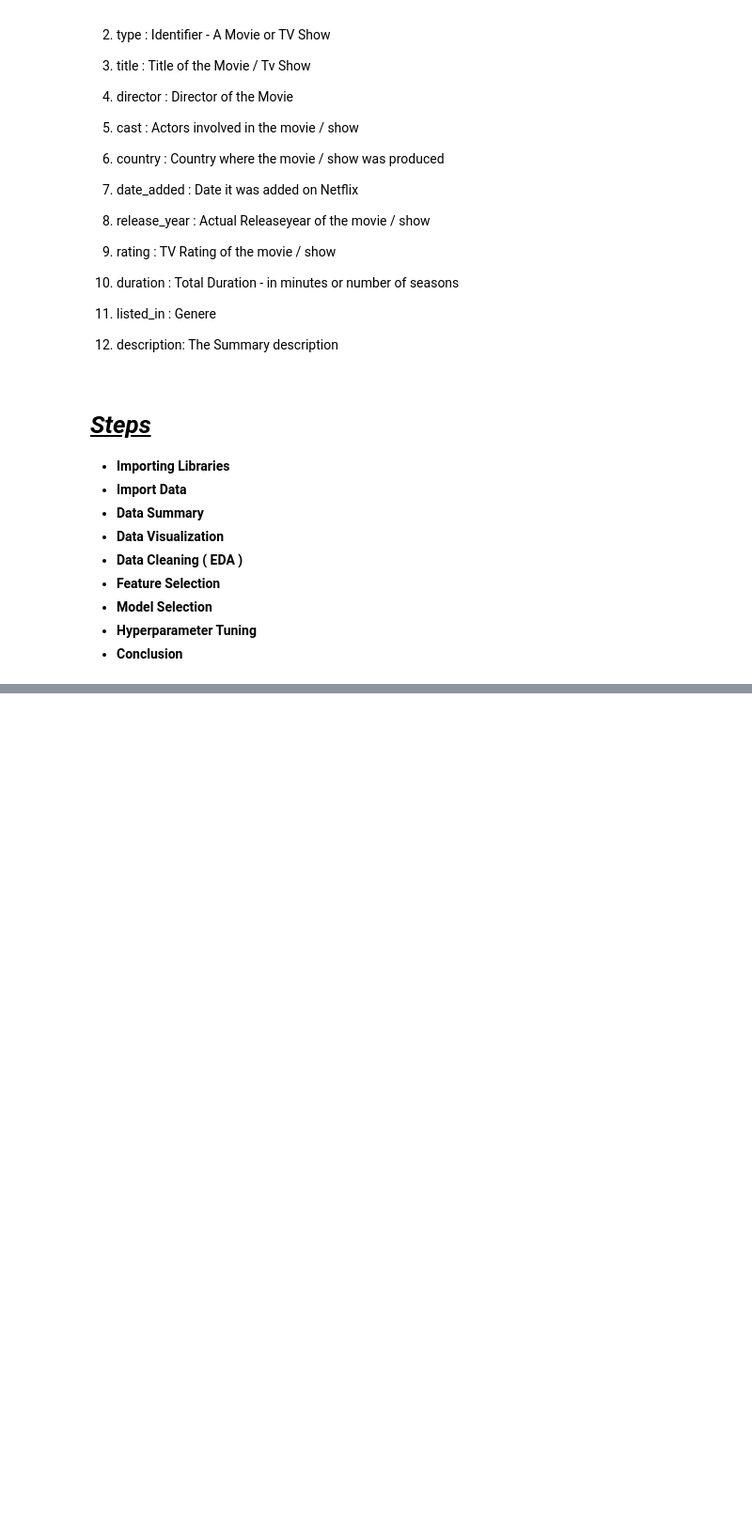
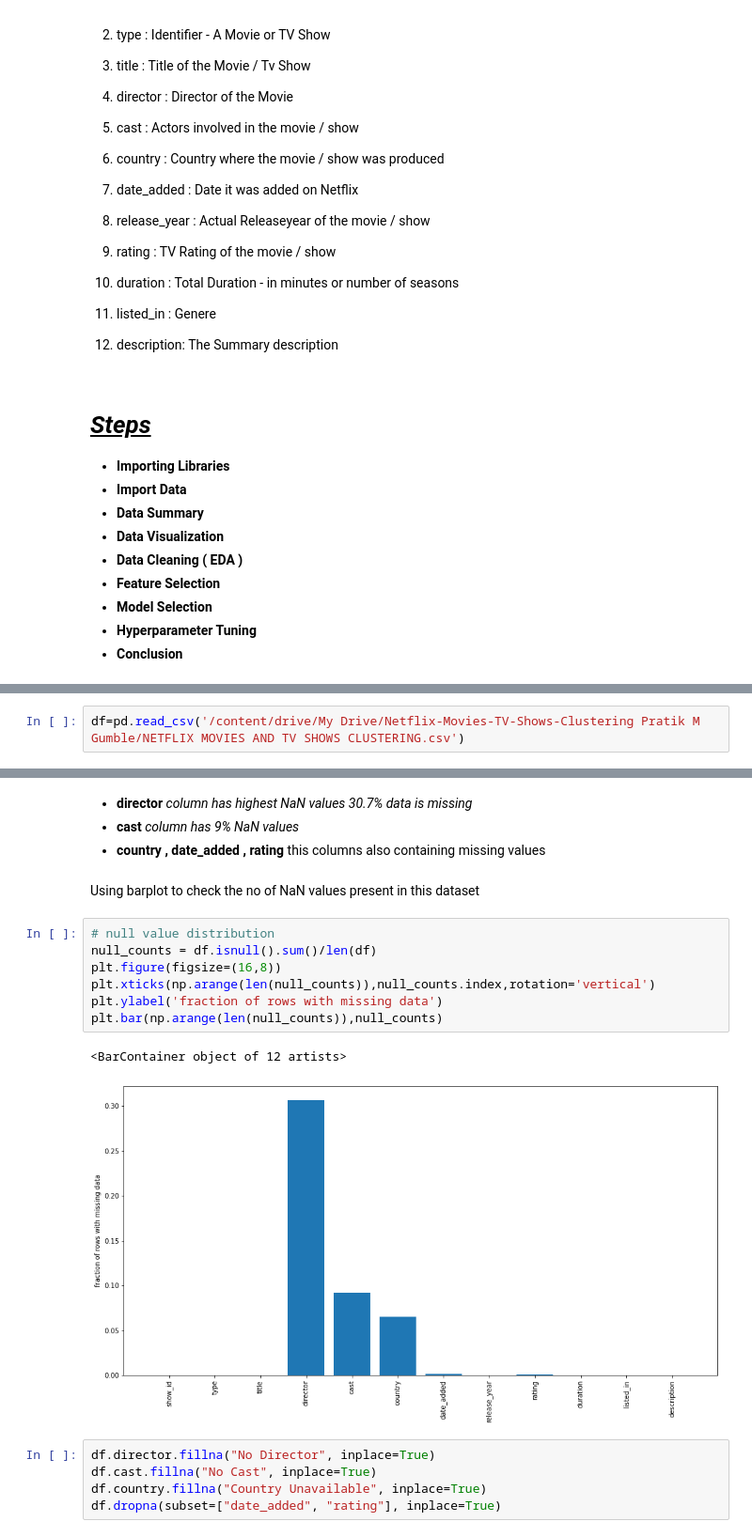
Before and after one commit to pmgumble/pmgumble-Netflix-Movies-TV-Shows-clustering, a Jupyter notebook: Pratik_M_Gumble_Netflix_Movies_TV_Shows_clustering.ipynb, the cells around one changed output, grey strips where cells are left out. Shown at 94% size. Saved outputs shown, nothing was run; the diff lists cells and outputs as text; blank space fills up the shorter version.

```diff
--- a/Pratik_M_Gumble_Netflix_Movies_TV_Shows_clustering.ipynb
+++ b/Pratik_M_Gumble_Netflix_Movies_TV_Shows_clustering.ipynb
@@ -54,0 +92,2 @@ Integrating this dataset with other external datasets such as IMDB ratings, rott
+# %%
+df=pd.read_csv('/content/drive/My Drive/Netflix-Movies-TV-Shows-Clustering Pratik M Gumble/NETFLIX MOVIES AND TV SHOWS CLUSTERING.csv')
@@ -54,0 +204,21 @@ Integrating this dataset with other external datasets such as IMDB ratings, rott
+# %% [markdown]
+* **director** *column has highest NaN values 30.7% data is missing*
+* **cast** *column has 9% NaN values*
+* **country , date_added , rating** this columns also containing missing values
+# %% [markdown]
+Using barplot to check the no of NaN values present in this dataset
+# %%
+# null value distribution
+null_counts = df.isnull().sum()/len(df)
+plt.figure(figsize=(16,8))
+plt.xticks(np.arange(len(null_counts)),null_counts.index,rotation='vertical')
+plt.ylabel('fraction of rows with missing data')
+plt.bar(np.arange(len(null_counts)),null_counts)
+# %% [output]
+<BarContainer object of 12 artists>
+[figure, added]
+# %%
+df.director.fillna("No Director", inplace=True)
+df.cast.fillna("No Cast", inplace=True)
+df.country.fillna("Country Unavailable", inplace=True)
+df.dropna(subset=["date_added", "rating"], inplace=True)
```
Also changed, not shown: parts of 57 cells of this notebook.
